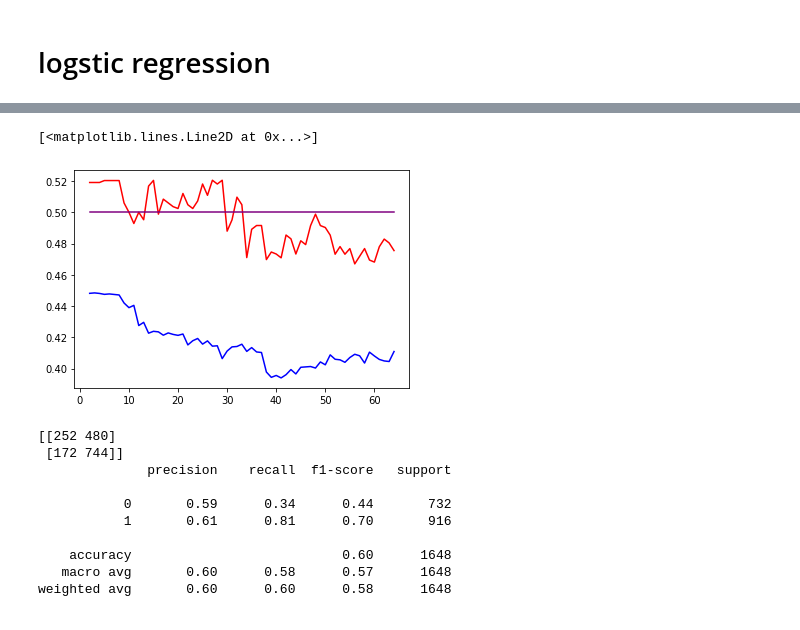
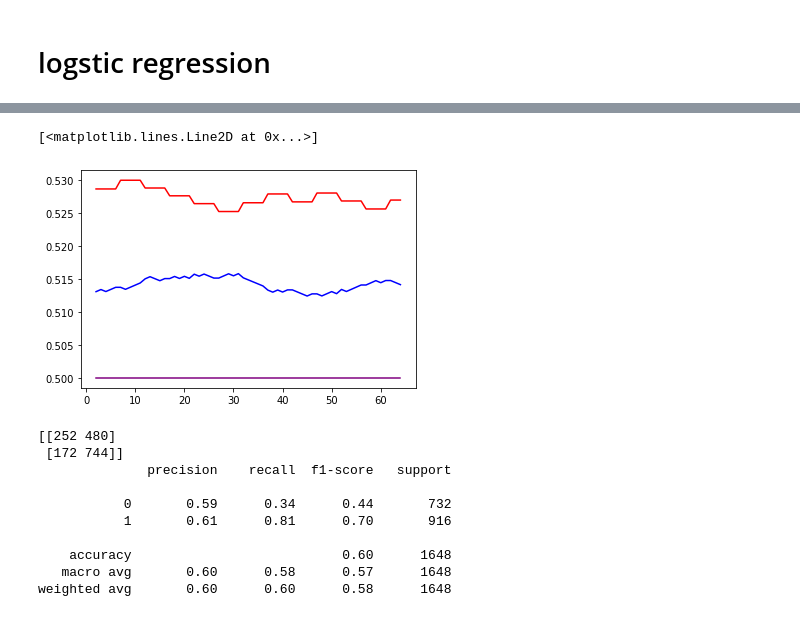
Before and after one commit to csabi0312/crypto-svm, a Jupyter notebook: crypto14.ipynb, the cells around one changed output, grey strips where cells are left out. Cells and saved outputs as stored; diff of their text form; code cells hidden in the pictures.

```diff
--- a/crypto14.ipynb
+++ b/crypto14.ipynb
@@ -249,23 +250,13 @@ print(X_train.shape,y_train.shape,X_test.shape,y_test.shape)
 # %%
-from sklearn.decomposition import PCA
-from sklearn.model_selection import GridSearchCV
-from sklearn.svm import SVC
 
-# Load the dataset
-
-
-# Perform PCA to reduce the dimensionality of the dataset
-pca = PCA(n_components=40)
-X_reduced = pca.fit_transform(X_train)
-X_reduced_test = pca.transform(X_test)
 
 # Define the SVM classifier
 svm = SVC()
 
 # Define the grid of hyperparameters to search
-param_grid = {'C': [1, 5, 10, 50],
-              'gamma': [0.001, 0.01, 0.1, "scale", "auto"],
-              'kernel': ["linear", "rbf"]}
+param_grid = {'C': [0.3],
+              'gamma': ["scale","auto"],
+              'kernel': ["rbf"]}
 
 # Perform grid search to tune the hyperparameters of the SVM
 grid_search = GridSearchCV(svm, param_grid, cv=5)
@@ -387,10 +442,11 @@ train_acc=[]
 test_acc=[]
 
 for num_lags in track(np.arange(2,20,1),description="proc"):
-  raw = pd.read_csv("/content/drive/MyDrive/Crypto/new3/full_spread_data.csv", parse_dates = ["time"], index_col = "time").dropna()
+  raw = pd.read_csv("/content/drive/MyDrive/Crypto/new3/full_spread_data.csv",parse_dates = ["Date"], index_col = "Date").dropna()
   raw["returns"] =np.log(raw.Close / raw.Close.shift(1))
+  raw["Volume"]=raw["Volume USDT"]
   raw["returns2"]=(raw["returns"]>=0).astype(int)
-  raw.drop(["Open","Spread","Close","High","returns","Volume","Low"],axis=1,inplace=True)
+  raw.drop(["Open","Unix","Symbol","Volume USDT","Volume BTC","tradecount","returns"],axis=1,inplace=True)
   cols = []
   for lag in range(1, num_lags):
       col_r = "r_lag{}".format(lag)
@@ -429,38 +485,39 @@ test_acc=[]
 a=2
 b=65
 for num_lags in track(np.arange(a,b,1),description="proc"):
-  raw = pd.read_csv("/content/drive/MyDrive/Crypto/new3/full_spread_data.csv", parse_dates = ["time"], index_col = "time").dropna()
+  raw = pd.read_csv("/content/drive/MyDrive/Crypto/new3/full_spread_data.csv",parse_dates = ["Date"], index_col = "Date").dropna()
   raw["returns"] =np.log(raw.Close / raw.Close.shift(1))
+  raw["Volume"]=raw["Volume USDT"]
   raw["returns2"]=(raw["returns"]>=0).astype(int)
-  raw.drop(["Open","Spread","Close","High","returns","Volume","Low"],axis=1,inplace=True)
+  raw.drop(["Open","Unix","Symbol","Volume USDT","Volume BTC","tradecount","returns"],axis=1,inplace=True)
   cols = []
   for lag in range(1, num_lags):
       col_r = "r_lag{}".format(lag)
       raw[col_r] = raw.returns2.shift(lag)
   raw.dropna(inplace = True)
 
   to=int(len(raw)*0.8)
   X_train=raw.drop(["returns2"],axis=1).iloc[:to].to_numpy()
   y_train=raw["returns2"].iloc[:to].to_numpy().astype(int)
   X_test=raw.drop(["returns2"],axis=1).iloc[to:].to_numpy()
   y_test=raw["returns2"].iloc[to:].to_numpy().astype(int)
 
   clf = LogisticRegression()
   clf.fit(X_train,y_train)
   pred_test=clf.predict(X_test)
   pred_train=clf.predict(X_train)
 
   train_acc.append(1-accuracy_score(y_train,pred_train))
   test_acc.append(1-accuracy_score(y_test,pred_test))
 plt.plot(np.arange(a,b,1),train_acc,color="blue")
 plt.plot(np.arange(a,b,1),test_acc,color="red")
 plt.plot(np.arange(a,b,1),0.5*np.ones(b-a),color="purple")
 # %% [output]
 [interactive output not drawn]
 [interactive output not drawn]
 [interactive output not drawn]
 [<matplotlib.lines.Line2D at 0x...>]
-[figure, old version]
+[figure, new version]
 # %%
 raw = pd.read_csv("/content/drive/MyDrive/Crypto/new3/full_spread_data.csv", parse_dates = ["time"], index_col = "time").dropna()
 raw["returns"] =np.log(raw.Close / raw.Close.shift(1))
```
Also changed, not shown: parts of 18 cells of this notebook.
